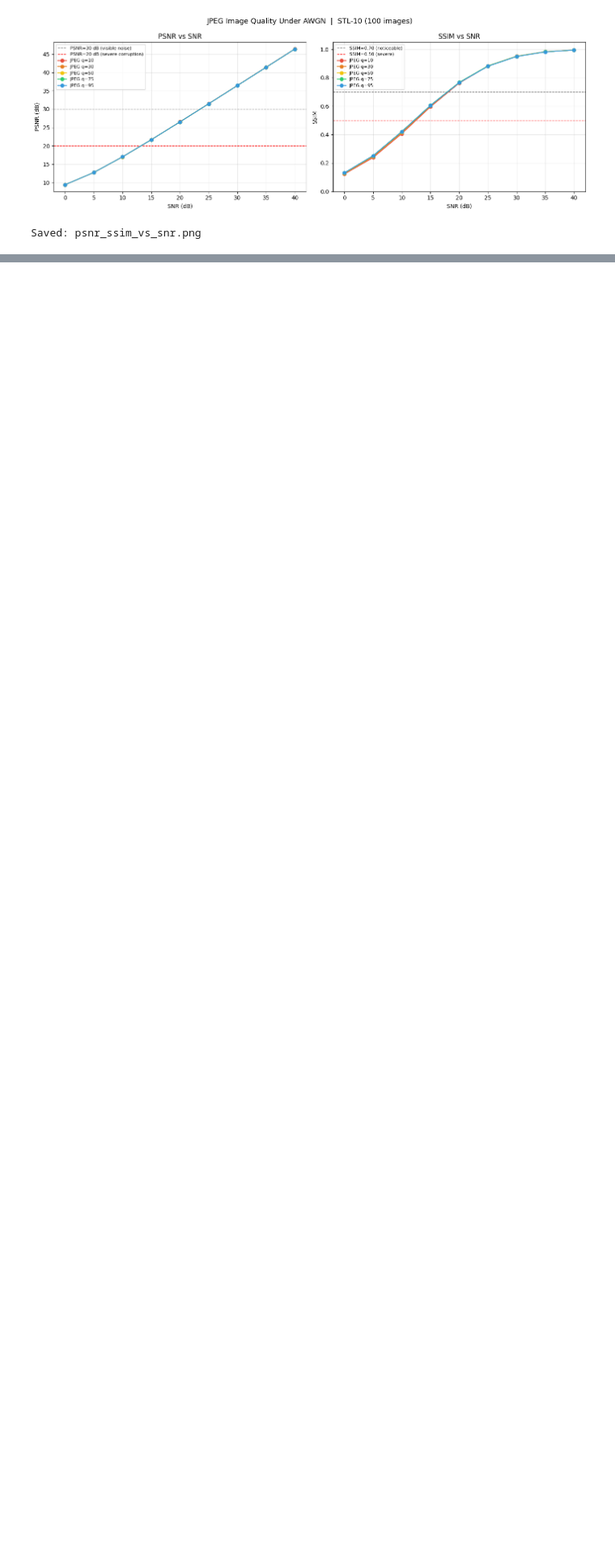
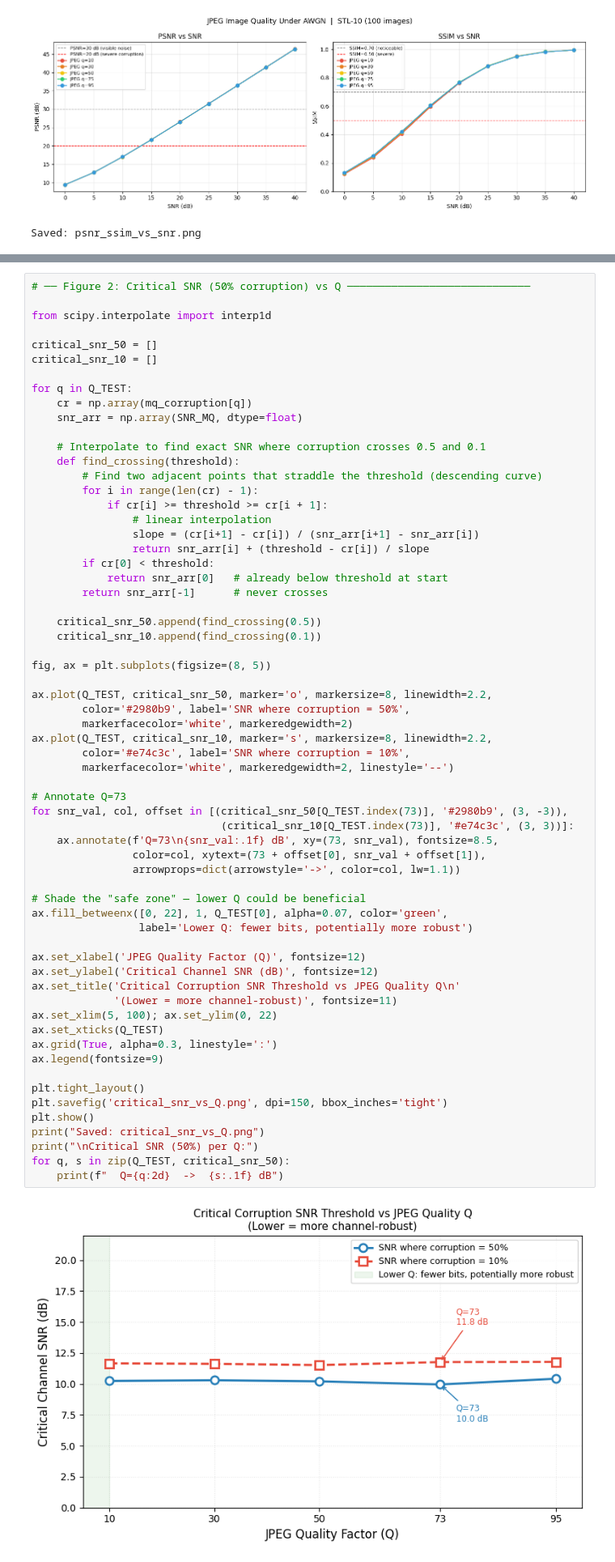
Before and after one commit to Lolmantran/ToR-2026, a Jupyter notebook: main.ipynb, the cells around one changed output, grey strips where cells are left out. Shown at 81% size. Saved outputs shown, nothing was run; the diff lists cells and outputs as text; blank space fills up the shorter version.

```diff
--- a/main.ipynb
+++ b/main.ipynb
@@ -500,0 +893,65 @@ Saved: psnr_noncorrupted_vs_snr.png
+# %%
+# ── Figure 2: Critical SNR (50% corruption) vs Q ─────────────────────────────
+
+from scipy.interpolate import interp1d
+
+critical_snr_50 = []
+critical_snr_10 = []
+
+for q in Q_TEST:
+    cr = np.array(mq_corruption[q])
+    snr_arr = np.array(SNR_MQ, dtype=float)
+
+    # Interpolate to find exact SNR where corruption crosses 0.5 and 0.1
+    def find_crossing(threshold):
+        # Find two adjacent points that straddle the threshold (descending curve)
+        for i in range(len(cr) - 1):
+            if cr[i] >= threshold >= cr[i + 1]:
+                # linear interpolation
+                slope = (cr[i+1] - cr[i]) / (snr_arr[i+1] - snr_arr[i])
+                return snr_arr[i] + (threshold - cr[i]) / slope
+        if cr[0] < threshold:
+            return snr_arr[0]   # already below threshold at start
+        return snr_arr[-1]      # never crosses
+
+    critical_snr_50.append(find_crossing(0.5))
+    critical_snr_10.append(find_crossing(0.1))
+
+fig, ax = plt.subplots(figsize=(8, 5))
+
+ax.plot(Q_TEST, critical_snr_50, marker='o', markersize=8, linewidth=2.2,
+        color='#2980b9', label='SNR where corruption = 50%',
+        markerfacecolor='white', markeredgewidth=2)
+ax.plot(Q_TEST, critical_snr_10, marker='s', markersize=8, linewidth=2.2,
+        color='#e74c3c', label='SNR where corruption = 10%',
+        markerfacecolor='white', markeredgewidth=2, linestyle='--')
+
+# Annotate Q=73
+for snr_val, col, offset in [(critical_snr_50[Q_TEST.index(73)], '#2980b9', (3, -3)),
+                              (critical_snr_10[Q_TEST.index(73)], '#e74c3c', (3, 3))]:
+    ax.annotate(f'Q=73\n{snr_val:.1f} dB', xy=(73, snr_val), fontsize=8.5,
+                color=col, xytext=(73 + offset[0], snr_val + offset[1]),
+                arrowprops=dict(arrowstyle='->', color=col, lw=1.1))
+
+# Shade the "safe zone" — lower Q could be beneficial
+ax.fill_betweenx([0, 22], 1, Q_TEST[0], alpha=0.07, color='green',
+                 label='Lower Q: fewer bits, potentially more robust')
+
+ax.set_xlabel('JPEG Quality Factor (Q)', fontsize=12)
+ax.set_ylabel('Critical Channel SNR (dB)', fontsize=12)
+ax.set_title('Critical Corruption SNR Threshold vs JPEG Quality Q\n'
+             '(Lower = more channel-robust)', fontsize=11)
+ax.set_xlim(5, 100); ax.set_ylim(0, 22)
+ax.set_xticks(Q_TEST)
+ax.grid(True, alpha=0.3, linestyle=':')
+ax.legend(fontsize=9)
+
+plt.tight_layout()
+plt.savefig('critical_snr_vs_Q.png', dpi=150, bbox_inches='tight')
+plt.show()
+print("Saved: critical_snr_vs_Q.png")
+print("\nCritical SNR (50%) per Q:")
+for q, s in zip(Q_TEST, critical_snr_50):
+    print(f"  Q={q:2d}  ->  {s:.1f} dB")
+# %% [output]
+[figure, added]
```
Also changed, not shown: parts of 11 cells of this notebook.
